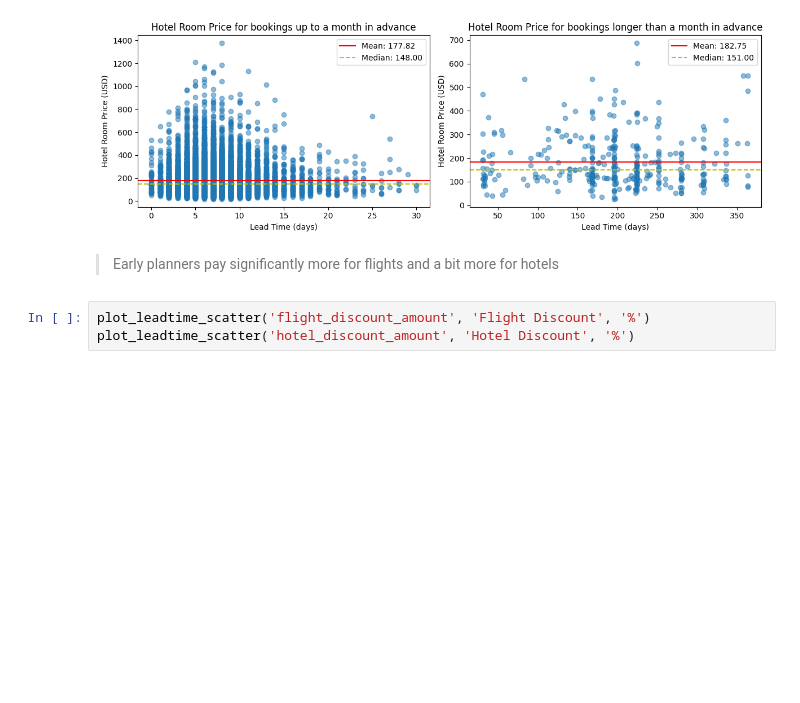
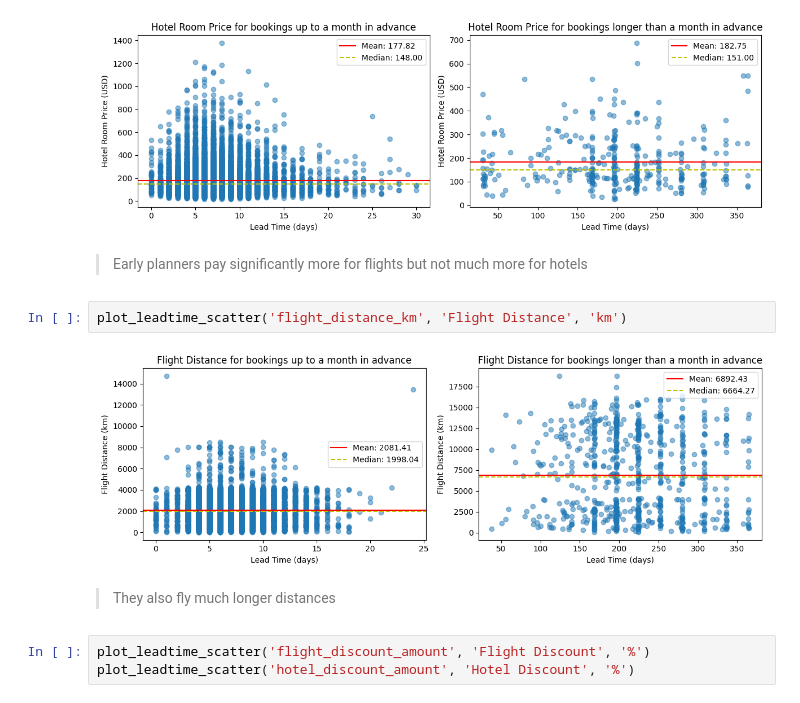
Before and after one commit to kalleoferraz/traveltida-rewards-program, a Jupyter notebook: notebooks/EDA.ipynb, the cells around one changed output. Drawn from its saved outputs; the diff is of its cells as text; blank space fills up the shorter version.

```diff
--- a/notebooks/EDA.ipynb
+++ b/notebooks/EDA.ipynb
@@ -469,7 +495,13 @@ plot_leadtime_scatter('hotel_per_room_usd', 'Hotel Room Price', 'USD')
 [figure]
 [figure]
 # %% [markdown]
-> Early planners pay significantly more for flights and a bit more for hotels
+> Early planners pay significantly more for flights but not much more for hotels
+# %%
+plot_leadtime_scatter('flight_distance_km', 'Flight Distance', 'km')
+# %% [output]
+[figure, added]
+# %% [markdown]
+> They also fly much longer distances
 # %%
 plot_leadtime_scatter('flight_discount_amount', 'Flight Discount', '%')
 plot_leadtime_scatter('hotel_discount_amount', 'Hotel Discount', '%')
```
Also changed, not shown: parts of 9 cells of this notebook, 11 other files.
